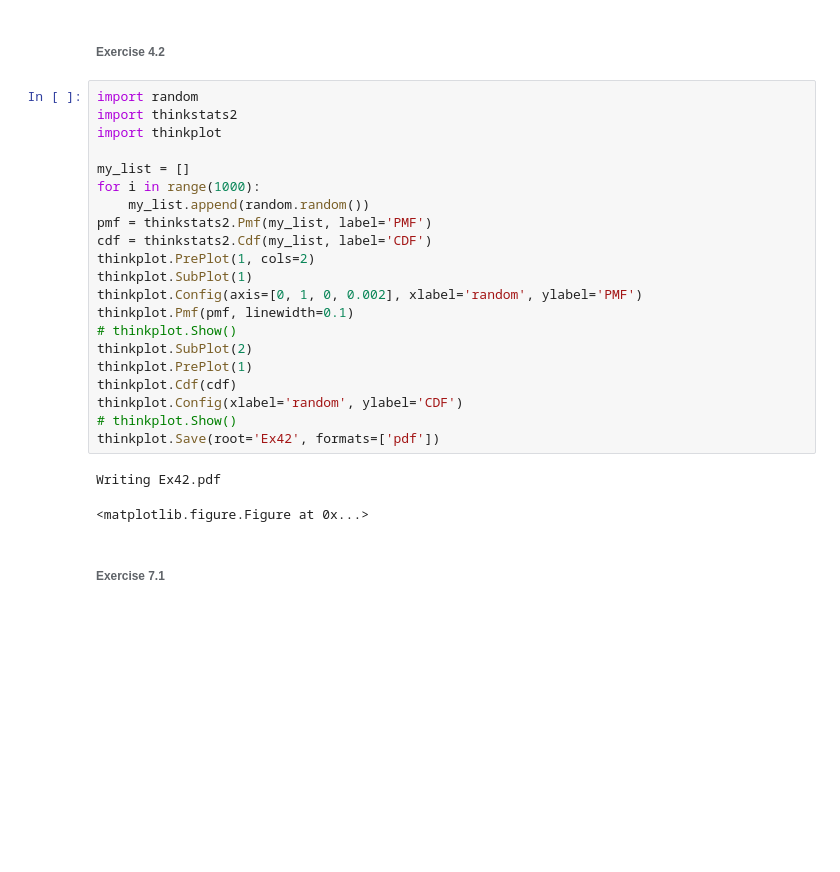
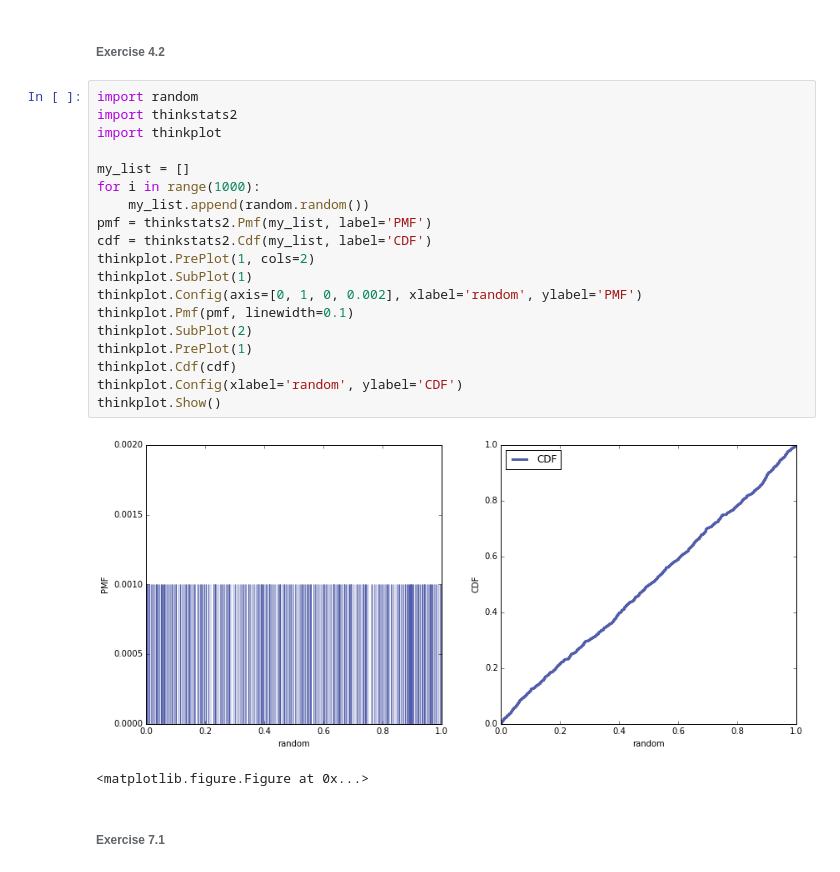
Before and after one commit to EmmanueleSalvati/metis-data-science-bootcamp-prework, a Jupyter notebook: Metis_prework_Emmanuele.ipynb, the cells around one changed output. Cells and saved outputs as stored; diff of their text form; blank space fills up the shorter version.

```diff
--- a/Metis_prework_Emmanuele.ipynb
+++ b/Metis_prework_Emmanuele.ipynb
@@ -60,27 +62,25 @@ Mean of biased number of children: 2.40
 # %%
 import random
 import thinkstats2
 import thinkplot
 
 my_list = []
 for i in range(1000):
     my_list.append(random.random())
 pmf = thinkstats2.Pmf(my_list, label='PMF')
 cdf = thinkstats2.Cdf(my_list, label='CDF')
 thinkplot.PrePlot(1, cols=2)
 thinkplot.SubPlot(1)
 thinkplot.Config(axis=[0, 1, 0, 0.002], xlabel='random', ylabel='PMF')
 thinkplot.Pmf(pmf, linewidth=0.1)
-# thinkplot.Show()
 thinkplot.SubPlot(2)
 thinkplot.PrePlot(1)
 thinkplot.Cdf(cdf)
 thinkplot.Config(xlabel='random', ylabel='CDF')
-# thinkplot.Show()
-thinkplot.Save(root='Ex42', formats=['pdf'])
+thinkplot.Show()
 # %% [output]
+[figure, added]
-Writing Ex42.pdf
+<matplotlib.figure.Figure at 0x...>
-<matplotlib.figure.Figure at 0x...>
 # %% [markdown]
 
 ###### Exercise 7.1
```
Also changed, not shown: parts of 13 cells of this notebook, 2 other files.
